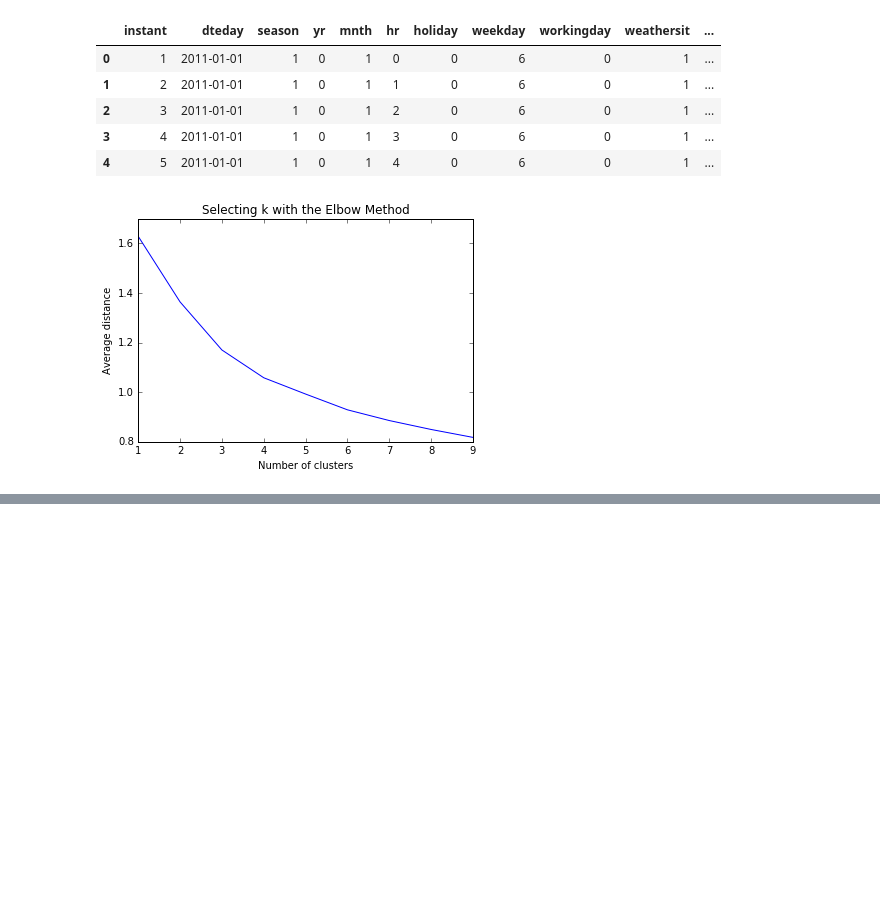
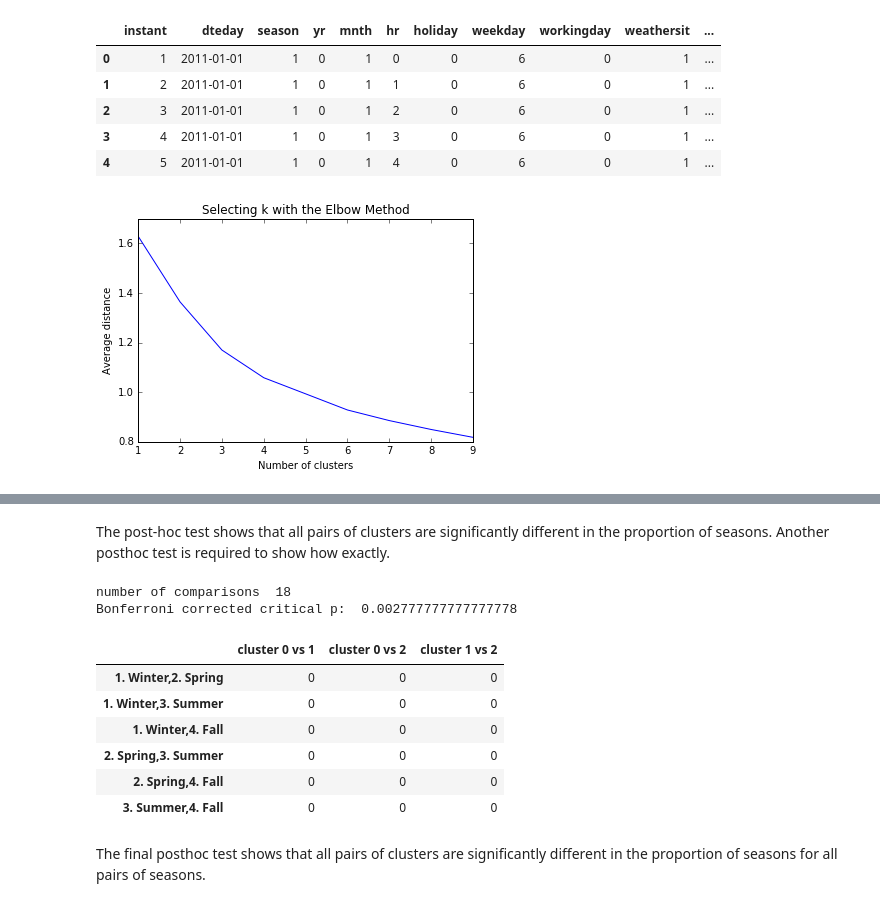
Before and after one commit to herwinvw/MachineLearningCourse, a Jupyter notebook: k-means.ipynb, the cells around one changed output, grey strips where cells are left out. Drawn from its saved outputs; the diff is of its cells as text; code cells hidden in the pictures; blank space fills up the shorter version.

```diff
--- a/k-means.ipynb
+++ b/k-means.ipynb
@@ -151,0 +152,2 @@ pandas.crosstab(sub1.season, sub1.cluster)
+# %%
+sub1['weathersit'] = sub1['weathersit'].map({1:1,2:2,3:3,4:3})
@@ -151,0 +295,15 @@ pandas.crosstab(sub1.season, sub1.cluster)
+# %%
+numcomparisons = 0
+table = pandas.DataFrame('-',index=range(0,3),columns=range(0,3))
+for i in range(0,3):
+    for j in range(i+1,3):
+        sub2 = sub1[(sub1['cluster'] == i) | (sub1['cluster'] == j)]
+        ct = pandas.crosstab(sub2.season, sub2.cluster)
+        chi2, p, dof, ex = scipy.stats.chi2_contingency(ct)
+        numcomparisons = numcomparisons+1
+        table.iloc[j,i] = p
+
+print("number of comparisons ",numcomparisons)
+pcritical = 0.05/numcomparisons
+print("Bonferroni corrected critical p: ",pcritical)
+table
@@ -151,0 +317,39 @@ pandas.crosstab(sub1.season, sub1.cluster)
+# %% [markdown]
+The post-hoc test shows that all pairs of clusters are significantly different in the proportion of seasons. Another posthoc test is required to show how exactly.
+# %%
+numcomparisons = 0
+colnames = []
+rownames = []
+table = pandas.DataFrame('-',index=range(0,6),columns=range(0,3))
+for cl1 in range(0,3):
+    for cl2 in range(cl1+1,3):
+        colnames.append("cluster "+str(cl1)+" vs "+str(cl2))
+        i = 0
+        for s1 in range(0,4):
+            for s2 in range(s1+1,4):
+                rownames.append(seasmap[s1+1]+","+seasmap[s2+1])
+                sub2 = sub1[(sub1['cluster'] == cl1) | (sub1['cluster'] == cl2)|(sub1['season'] == seasmap[s1+1]) | (sub1['season'] == seasmap[s2+1])]
+                ct = pandas.crosstab(sub2.season, sub2.cluster)
+                chi2, p, dof, ex = scipy.stats.chi2_contingency(ct)
+                numcomparisons = numcomparisons+1
+                table.iloc[i,cl1+cl2-1] = p
+                i = i+1
+
+print("number of comparisons ",numcomparisons)
+pcritical = 0.05/numcomparisons
+print("Bonferroni corrected critical p: ",pcritical)
+table.columns = colnames
+table.index = rownames[0:6]
+table
+# %% [output]
+number of comparisons  18
+Bonferroni corrected critical p:  0.002777777777777778
+|  | cluster 0 vs 1 | cluster 0 vs 2 | cluster 1 vs 2 |
+| 1. Winter,2. Spring | 0 | 0 | 0 |
+| 1. Winter,3. Summer | 0 | 0 | 0 |
+| 1. Winter,4. Fall | 0 | 0 | 0 |
+| 2. Spring,3. Summer | 0 | 0 | 0 |
+| 2. Spring,4. Fall | 0 | 0 | 0 |
+| 3. Summer,4. Fall | 0 | 0 | 0 |
+# %% [markdown]
+The final posthoc test shows that all pairs of clusters are significantly different in the proportion of seasons for all pairs of seasons.
```
Also changed, not shown: parts of 28 cells of this notebook.
